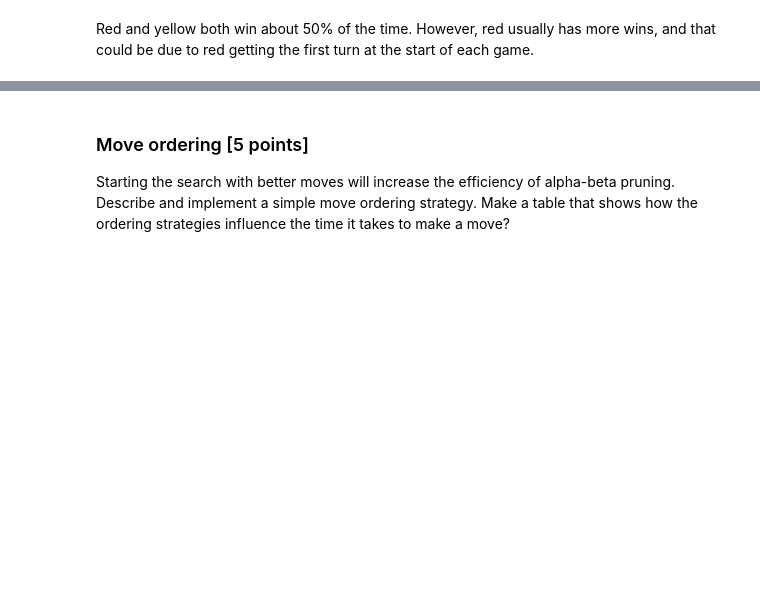
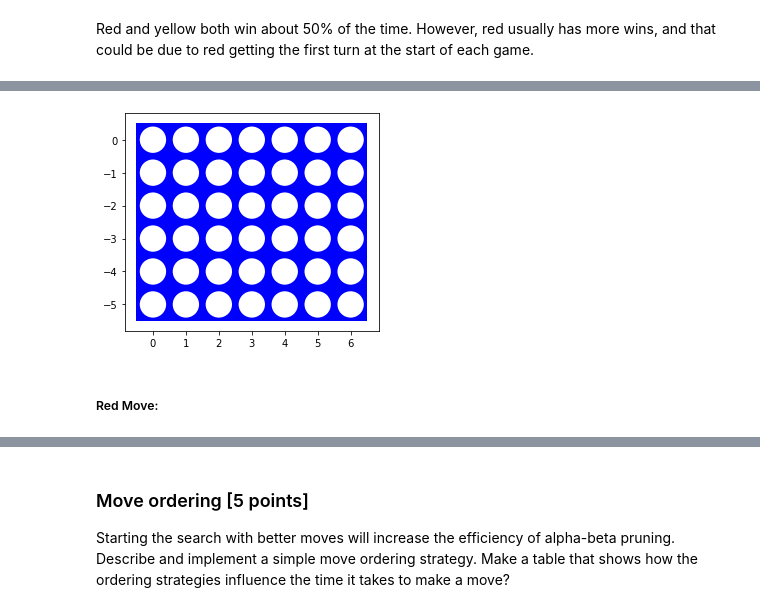
Before and after one commit to kirkwat/artificial-intelligence, a Jupyter notebook: assignment_5/assignment_connect4.ipynb, the cells around one changed output, grey strips where cells are left out. Drawn from its saved outputs; the diff is of its cells as text; code cells hidden in the pictures; blank space fills up the shorter version.

```diff
--- a/assignment_5/assignment_connect4.ipynb
+++ b/assignment_5/assignment_connect4.ipynb
@@ -257,0 +414,7 @@ How long does it take to make a move? Start with a smaller board with 4 columns
+# %%
+board = empty_board()
+visualize(board)
+# %% [output]
+[figure, added]
+# %% [markdown]
+##### Red Move:
```
Also changed, not shown: parts of 49 cells of this notebook.
